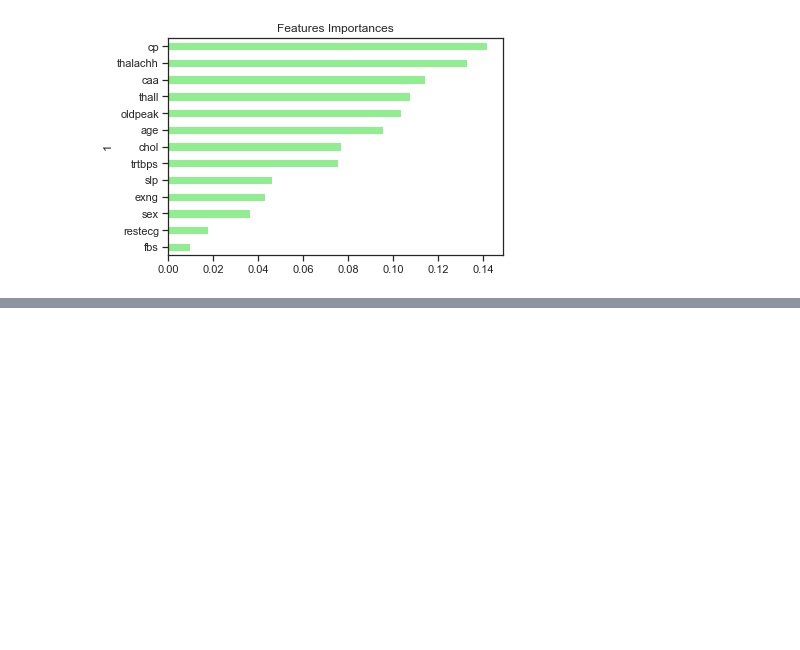
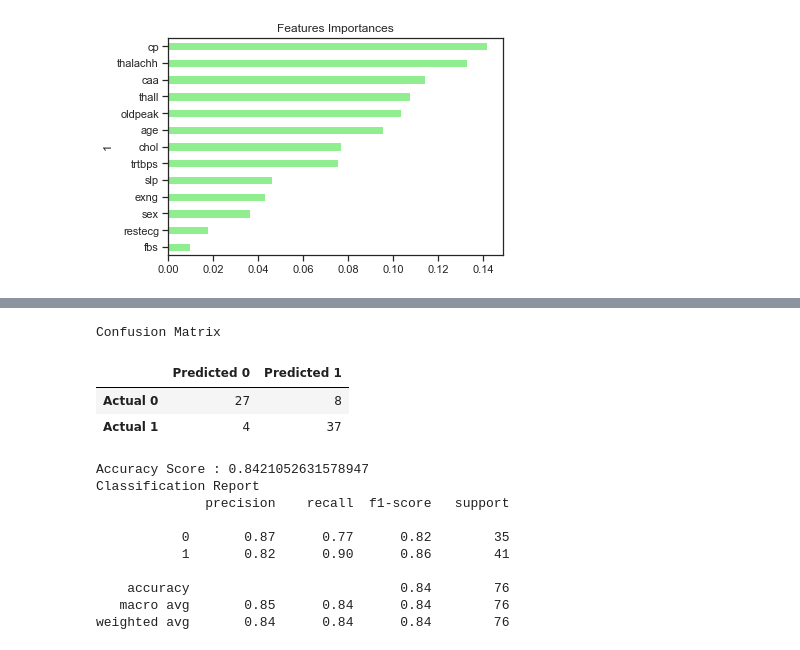
Before and after one commit to SandraBotica/ML_Project_4, a Jupyter notebook: heart_ML.ipynb, the cells around one changed output, grey strips where cells are left out. Drawn from its saved outputs; the diff is of its cells as text; code cells hidden in the pictures; blank space fills up the shorter version.

```diff
--- a/heart_ML.ipynb
+++ b/heart_ML.ipynb
@@ -854,0 +854,31 @@ importances_sorted.plot(kind='barh', color='lightgreen', title= 'Features Import
+# %%
+# Create and save the confusion matrix for the testing data
+lr_pca_test_matrix = confusion_matrix(y_test, lr_pca_testing_predictions)
+lr_pca_df = pd.DataFrame(
+    lr_pca_test_matrix, index=["Actual 0", "Actual 1"], columns=["Predicted 0", "Predicted 1"]
+)
+
+# Calculating the accuracy score
+lr_pca_acc_score = accuracy_score(y_test, lr_pca_testing_predictions)
+# %%
+# Displaying results
+print("Confusion Matrix")
+display(lr_pca_df)
+print(f"Accuracy Score : {lr_pca_acc_score}")
+print("Classification Report")
+print(classification_report(y_test, lr_pca_testing_predictions))
+# %% [output]
+Confusion Matrix
+|  | Predicted 0 | Predicted 1 |
+| Actual 0 | 27 | 8 |
+| Actual 1 | 4 | 37 |
+Accuracy Score : 0.8421052631578947
+Classification Report
+              precision    recall  f1-score   support
+
+           0       0.87      0.77      0.82        35
+           1       0.82      0.90      0.86        41
+
+    accuracy                           0.84        76
+   macro avg       0.85      0.84      0.84        76
+weighted avg       0.84      0.84      0.84        76
```
Also changed, not shown: parts of 87 cells of this notebook, 4 other files.
